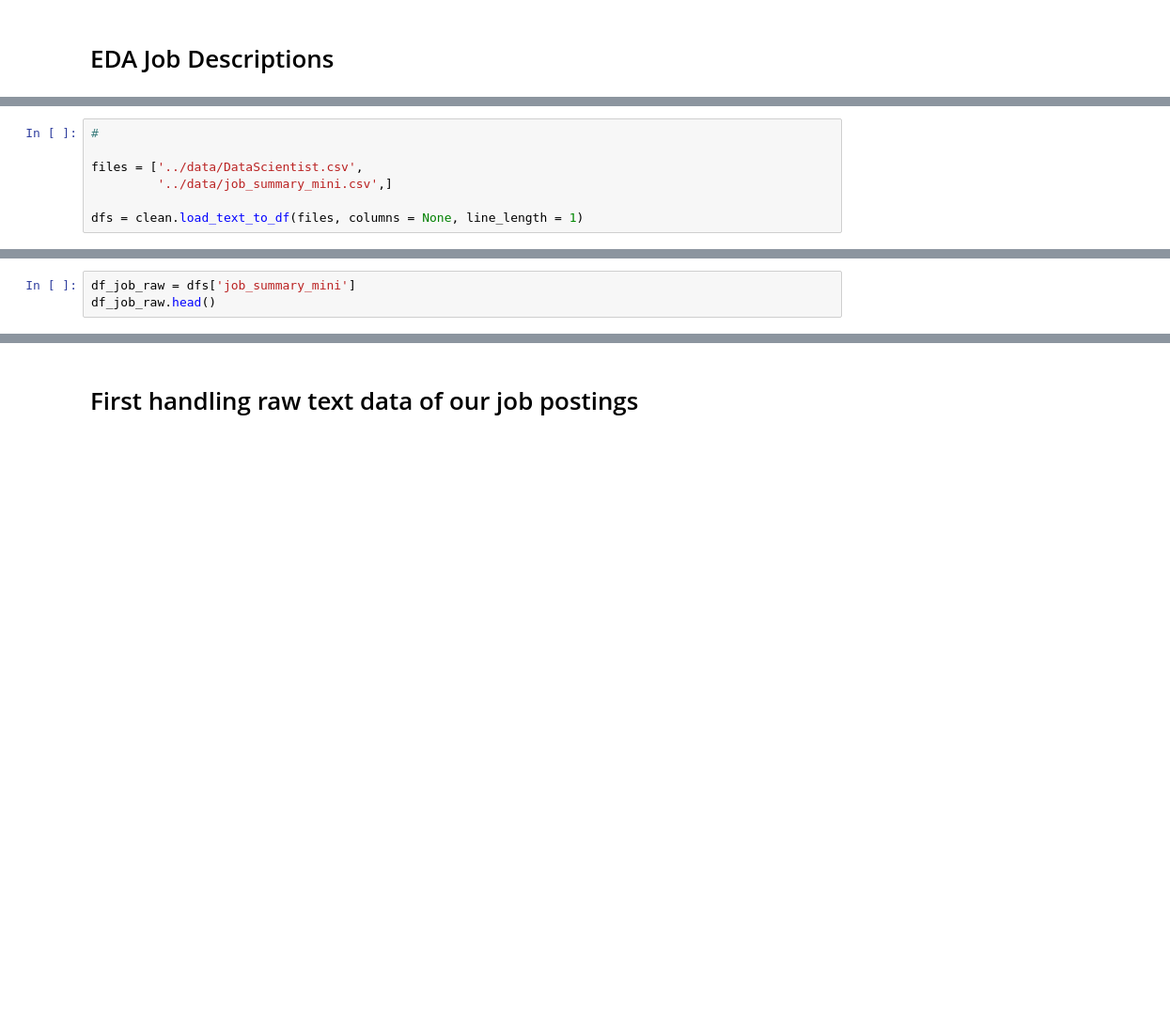
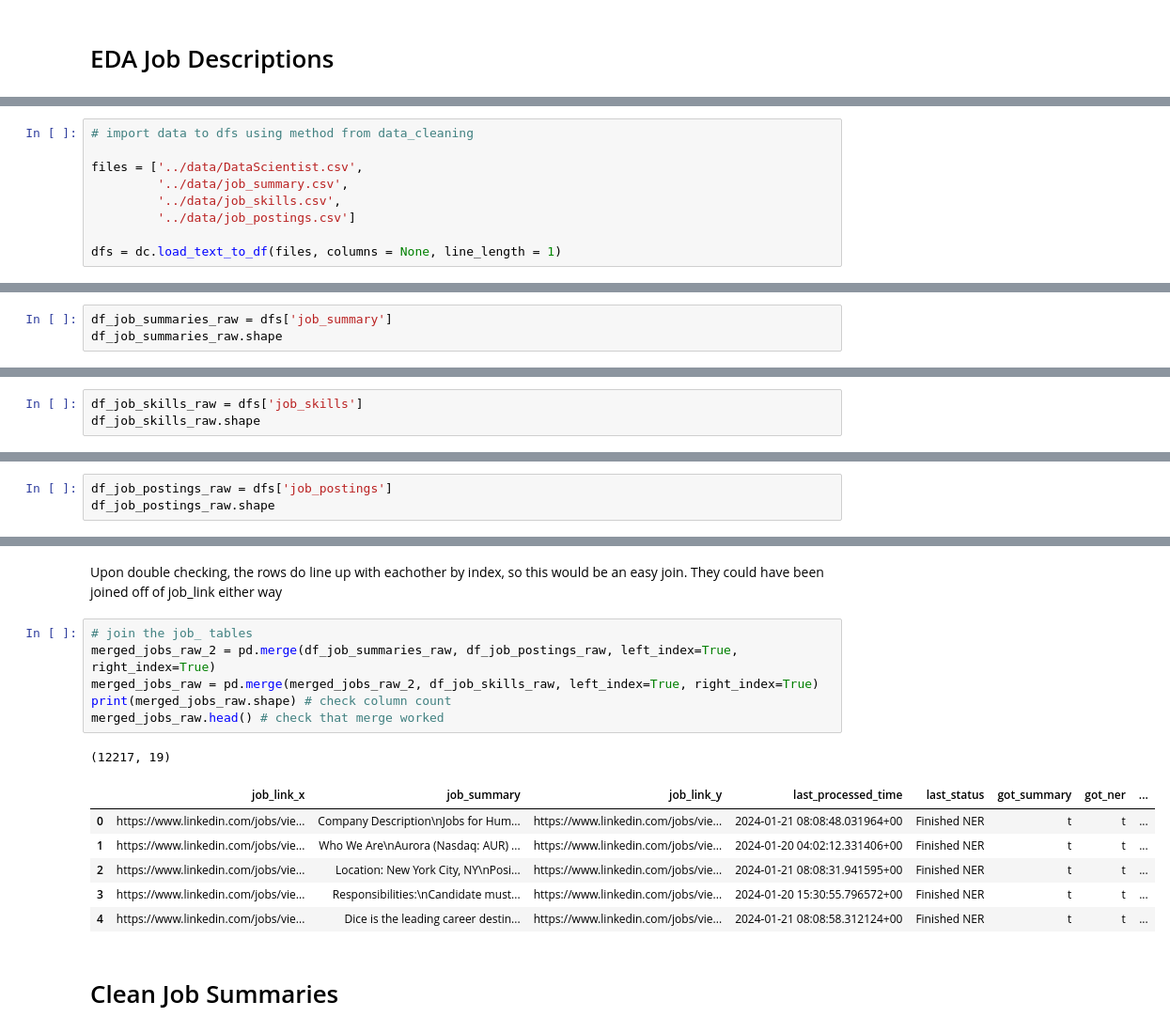
Before and after one commit to Thomas-Kulch/text_data_toolkit, a Jupyter notebook: eda/EDA_Job_Descriptions.ipynb, the cells around one changed output, grey strips where cells are left out. Shown: that part at 94% size. Saved outputs shown, nothing was run; the diff lists cells and outputs as text; blank space fills up the shorter version.

Commit message:
added clean_dataframe_no_dups to data_cleaning, edited EDA_Job_descriptions

```diff
--- a/eda/EDA_Job_Descriptions.ipynb
+++ b/eda/EDA_Job_Descriptions.ipynb
@@ -7,7 +34,9 @@ import src.eda as eda
 # %%
-#
+# import data to dfs using method from data_cleaning
 
 files = ['../data/DataScientist.csv',
-         '../data/job_summary_mini.csv',]
+         '../data/job_summary.csv',
+         '../data/job_skills.csv',
+         '../data/job_postings.csv']
 
-dfs = clean.load_text_to_df(files, columns = None, line_length = 1)
+dfs = dc.load_text_to_df(files, columns = None, line_length = 1)
@@ -22,6 +72,6 @@ df_job_categorized.head()
 | 3 | 3 | 3 | Data Analyst | $111K-$181K (Glassdoor est.) | Sapphire Digital seeks a dynamic ... | 3.4 | Sapphire Digital\n3.4 | Lyndhurst, NJ | ... |
 | 4 | 4 | 4 | Director, Data Science | $111K-$181K (Glassdoor est.) | Director, Data Science - (200537)... | 3.4 | United Entertainment Group\n3.4 | New York, NY | ... |
 # %%
-df_job_raw = dfs['job_summary_mini']
-df_job_raw.head()
+df_job_summaries_raw = dfs['job_summary']
+df_job_summaries_raw.shape
 # %% [output]
@@ -33,0 +79,3 @@ df_job_raw.head()
+# %%
+df_job_skills_raw = dfs['job_skills']
+df_job_skills_raw.shape
@@ -33,0 +84,3 @@ df_job_raw.head()
+# %%
+df_job_postings_raw = dfs['job_postings']
+df_job_postings_raw.shape
@@ -34,3 +109,19 @@ df_job_raw.head()
+# %% [markdown]
+Upon double checking, the rows do line up with eachother by index, so this would be an easy join. They could have been joined off of job_link either way
+# %%
+# join the job_ tables
+merged_jobs_raw_2 = pd.merge(df_job_summaries_raw, df_job_postings_raw, left_index=True, right_index=True)
+merged_jobs_raw = pd.merge(merged_jobs_raw_2, df_job_skills_raw, left_index=True, right_index=True)
+print(merged_jobs_raw.shape) # check column count
+merged_jobs_raw.head() # check that merge worked
+# %% [output]
+(12217, 19)
+|  | job_link_x | job_summary | job_link_y | last_processed_time | last_status | got_summary | got_ner | ... |
+| 0 | https://www.linkedin.com/jobs/vie... | Company Description\nJobs for Hum... | https://www.linkedin.com/jobs/vie... | 2024-01-21 08:08:48.031964+00 | Finished NER | t | t | ... |
+| 1 | https://www.linkedin.com/jobs/vie... | Who We Are\nAurora (Nasdaq: AUR) ... | https://www.linkedin.com/jobs/vie... | 2024-01-20 04:02:12.331406+00 | Finished NER | t | t | ... |
+| 2 | https://www.linkedin.com/jobs/vie... | Location: New York City, NY\nPosi... | https://www.linkedin.com/jobs/vie... | 2024-01-21 08:08:31.941595+00 | Finished NER | t | t | ... |
+| 3 | https://www.linkedin.com/jobs/vie... | Responsibilities:\nCandidate must... | https://www.linkedin.com/jobs/vie... | 2024-01-20 15:30:55.796572+00 | Finished NER | t | t | ... |
+| 4 | https://www.linkedin.com/jobs/vie... | Dice is the leading career destin... | https://www.linkedin.com/jobs/vie... | 2024-01-21 08:08:58.312124+00 | Finished NER | t | t | ... |
 # %% [markdown]
-# First handling raw text data of our job postings
+# Clean Job Summaries
 # %%
```
Also changed, not shown: parts of 12 cells of this notebook, 2 other files.
